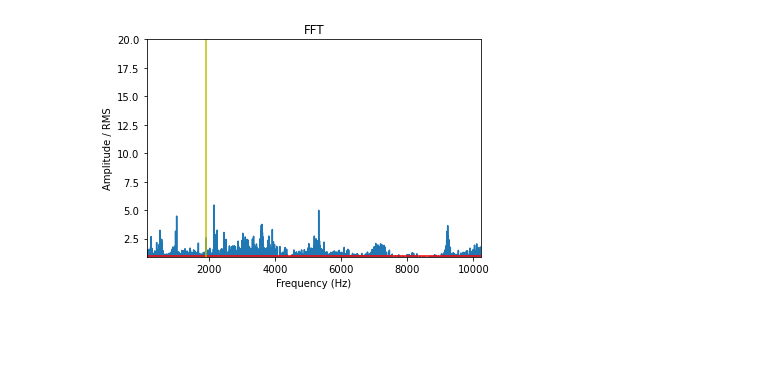
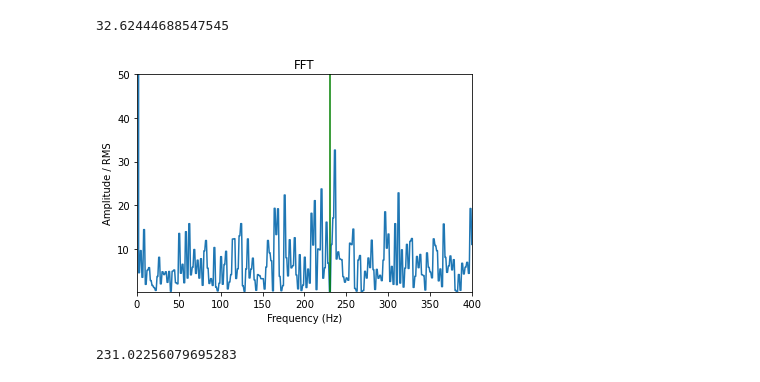
Before and after one commit to dossleo/ProjetoFinal_LeoanrdoPacheco_UFRJ_LAVI, a Jupyter notebook: code/teste/test_code.ipynb, the cells around one changed output. Saved outputs shown, nothing was run; the diff lists cells and outputs as text; code cells hidden in the pictures; blank space fills up the shorter version.

```diff
--- a/code/teste/test_code.ipynb
+++ b/code/teste/test_code.ipynb
@@ -127,6 +166,19 @@ test_outer_race_fim.plot_fourier()
-# %%
-test_outer_race_fim = Frequency_Features_Extraction('C:/Users/leona/Documents/ProjetoFinal_LeonardoPacheco_UFRJ_LAVI/database/brutos/1st_test','2003.11.24.08.51.24',6)
-
-test_outer_race_fim.plot_fourier()
-# %% [output]
-[figure, removed]
+# %%
+# 1st test
+# At  the  end  of  the  test-to-failure  experiment,  inner  race  defect  occurred  in bearing 3 and roller element defect in bearing 4
+# Fim do teste
+
+path = 'C:/Users/leona/Documents/ProjetoFinal_LeonardoPacheco_UFRJ_LAVI/database/brutos/1st_test'
+arquivo = '2003.11.23.05.56.56'
+coluna = 6
+
+test_outer_race_fim = Frequency_Features_Extraction(path,arquivo,coluna)
+
+test_outer_race_fim.plot_fourier()
+# %% [output]
+32.62444688547545
+[figure, added]
+# %%
+list(test_outer_race_inicio.xf)[231]
+# %% [output]
+231.02256079695283
```
Also changed, not shown: parts of 9 cells of this notebook, 5 other files.
